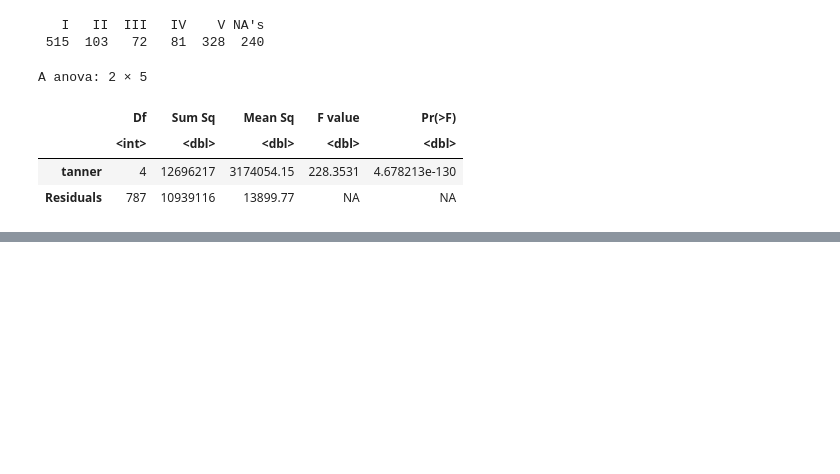
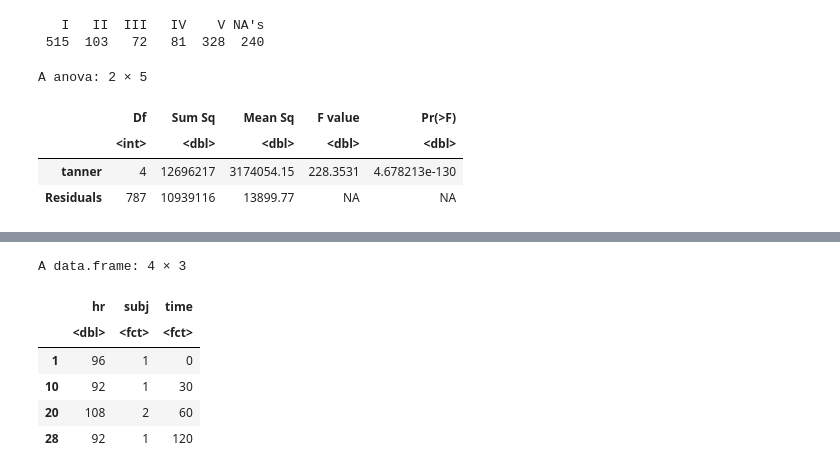
Before and after one commit to barkle2/KNOU, a Jupyter notebook: [5-1]데이터분석방법론(1)/05 Analysis of Variance.ipynb, the cells around one changed output, grey strips where cells are left out. Drawn from its saved outputs; the diff is of its cells as text; code cells hidden in the pictures; blank space fills up the shorter version.

```diff
--- a/[5-1]데이터분석방법론(1)/05 Analysis of Variance.ipynb
+++ b/[5-1]데이터분석방법론(1)/05 Analysis of Variance.ipynb
@@ -115,0 +283,4 @@ A anova: 2 × 5
+# %%
+library(ISwR)
+heart.rate[c(1, 10, 20, 28),]
+# %% [output]
@@ -115,0 +289,7 @@ A anova: 2 × 5
+A data.frame: 4 × 3
+|  | hr | subj | time |
+|  | <dbl> | <fct> | <fct> |
+| 1 | 96 | 1 | 0 |
+| 10 | 92 | 1 | 30 |
+| 20 | 108 | 2 | 60 |
+| 28 | 92 | 1 | 120 |
```
Also changed, not shown: parts of 21 cells of this notebook, 5 other files.
